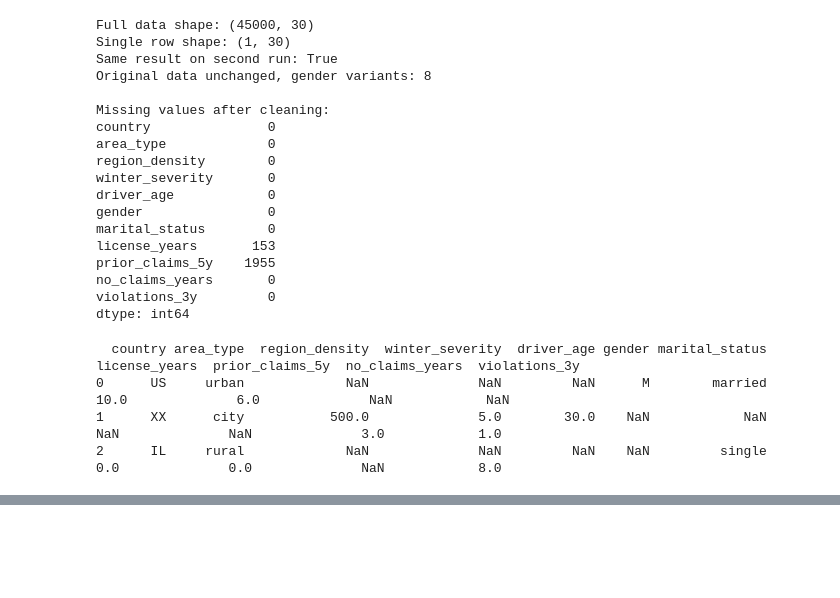
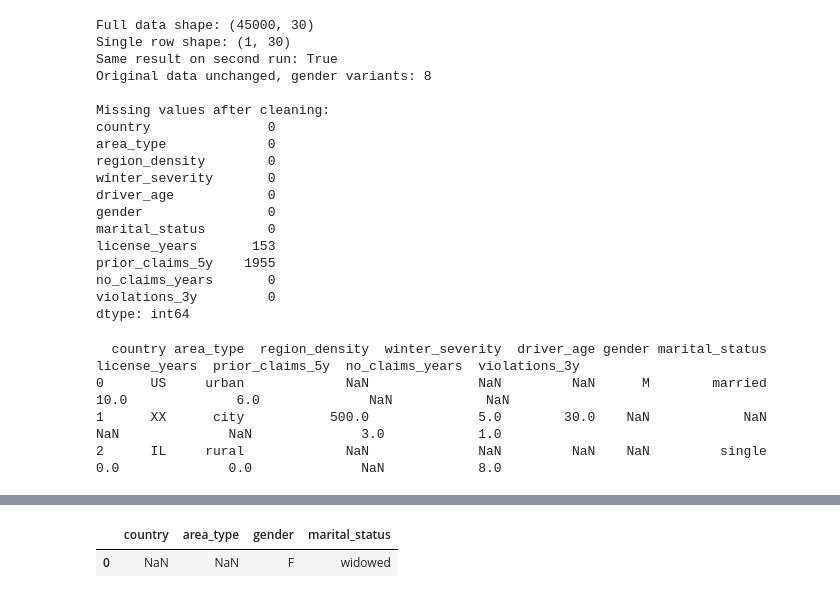
Before and after one commit to liadrimer/car-insurance-claim-prediction, a Jupyter notebook: cleaning_driver.ipynb, the cells around one changed output, grey strips where cells are left out. Drawn from its saved outputs; the diff is of its cells as text; code cells hidden in the pictures; blank space fills up the shorter version.

Commit message:
Add files via upload
clean_driver_cols: helpers for text and numbers, stress tests

```diff
--- a/cleaning_driver.ipynb
+++ b/cleaning_driver.ipynb
@@ -860,6 +860,18 @@ df.pivot_table(index=df["prior_claims_5y"].clip(upper=2), columns=df["violations
 **מועמדים לפיצ'רים מהונדסים:** לוגריתם של הצפיפות, גיל בריבוע, דגל נהג צעיר, קבוצות גיל, הגיל בקבלת רישיון, דגל נהג חדש, יחס שנים ללא תביעה לשנות רישיון, וציון סיכון היסטורי.
 
 **ערכים חסרים שיטופלו ב-Pipeline:** 153 בוותק הרישיון ו-1,955 בתביעות בעבר. השלמה תיעשה עם עמודת סימון חוסר.
+# %%
+# פונקציות עזר לניקוי: אחת לעמודות מספר ואחת לעמודות טקסט, שעובדות גם על עמודה ריקה לגמרי
+def to_num(s):
+    # המרה למספר אחרי הסרת פסיקים ורווחים, וערך אינסופי הופך לחסר
+    out = pd.to_numeric(s.astype(str).str.replace(",", "", regex=False).str.strip(), errors="coerce")
+    return out.replace([np.inf, -np.inf], np.nan)
+
+def clean_text(s, case="lower"):
+    # הסרת רווחים ואחידות אותיות, וערך חסר או מחרוזת ריקה הופכים לחסר
+    out = s.astype(str).str.strip()
+    out = out.str.upper() if case == "upper" else out.str.lower()
+    return out.where(s.notna() & (out != ""))
 # %%
 # פונקציית הניקוי הסופית של עמודות הנהג ההיסטוריה והגאוגרפיה
 def clean_driver_cols(df):
@@ -970,0 +1028,10 @@ print(clean_driver_cols(test)[DRIVER_COLS].to_string())
+# %%
+# בדיקה על שורה בודדת שבה המדינה וסוג האזור ריקים לגמרי, המקרה שבו הקוד הקודם קרס
+one = df.iloc[[0]].copy()
+one["country"] = np.nan
+one["area_type"] = np.nan
+one = one.astype({"country": "float64", "area_type": "float64"})
+clean_driver_cols(one)[["country", "area_type", "gender", "marital_status"]]
+# %% [output]
+|  | country | area_type | gender | marital_status |
+| 0 | NaN | NaN | F | widowed |
```
Also changed, not shown: parts of 2 cells of this notebook.
